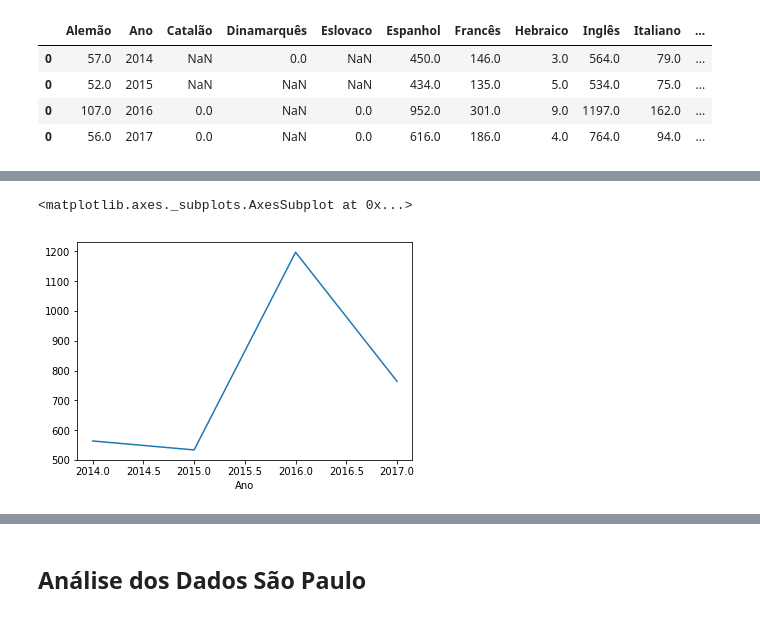
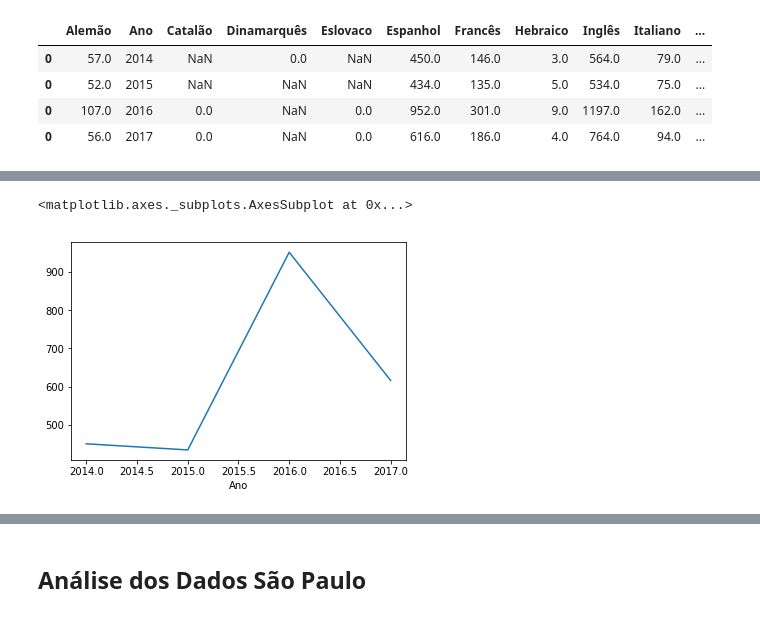
Before and after one commit to if1015-datascience-ufpe/2018-2-projeto-agua-de-coco, a Jupyter notebook: Análise Hospedagens.ipynb, the cells around one changed output, grey strips where cells are left out. Cells and saved outputs as stored; diff of their text form; code cells hidden in the pictures.

```diff
--- a/Análise Hospedagens.ipynb
+++ b/Análise Hospedagens.ipynb
@@ -538,0 +660,3 @@ dadosRJ_2017
+# %%
+chegadas2017RJ = ano(media(AnaliseChegadas(chegadas2017,'Rio de Janeiro')),'2017')
+chegadas2017RJ
@@ -539,8 +666,8 @@ dadosRJ_2017
 # %% [markdown]
 ### Dataframe com os valores dos anos 2014-2017 | RJ
 # %%
-dadosRJ = Dados(dadosRJ_2014,dadosRJ_2015,dadosRJ_2016,dadosRJ_2017)
-dadosRJ
+dados_Hospedagens_RJ = Dados(dadosRJ_2014,dadosRJ_2015,dadosRJ_2016,dadosRJ_2017)
+dados_Hospedagens_RJ
 # %% [output]
 of pandas will change to not sort by default.
 
@@ -554,3 +681,6 @@ To retain the current behavior and silence the warning, pass sort=False
 | 0 | 52.0 | 2015 | NaN | NaN | NaN | 434.0 | 135.0 | 5.0 | 534.0 | 75.0 | ... |
 | 0 | 107.0 | 2016 | 0.0 | NaN | 0.0 | 952.0 | 301.0 | 9.0 | 1197.0 | 162.0 | ... |
 | 0 | 56.0 | 2017 | 0.0 | NaN | 0.0 | 616.0 | 186.0 | 4.0 | 764.0 | 94.0 | ... |
+# %%
+dados_Chegadas_RJ = Dados(chegadas2014RJ,chegadas2015RJ,chegadas2016RJ,chegadas2017RJ)
+dados_Chegadas_RJ
@@ -556,0 +693,4 @@ To retain the current behavior and silence the warning, pass sort=False
+# %%
+dadosRJ = pd.merge(dados_Hospedagens_RJ,dados_Chegadas_RJ,how='outer')
+dadosRJ.rename(columns={'Chegadas': 'Chegadas_Argentina'}, inplace=True)
+dadosRJ
@@ -557,5 +703,5 @@ To retain the current behavior and silence the warning, pass sort=False
 # %%
-dadosRJ.groupby(dadosRJ.Ano.dt.year).Inglês.mean().plot()
+dadosRJ.groupby(dadosRJ.Ano.dt.year).Espanhol.mean().plot()
 # %% [output]
 <matplotlib.axes._subplots.AxesSubplot at 0x...>
-[figure, old version]
+[figure, new version]
```
Also changed, not shown: parts of 69 cells of this notebook, 5 other files.
